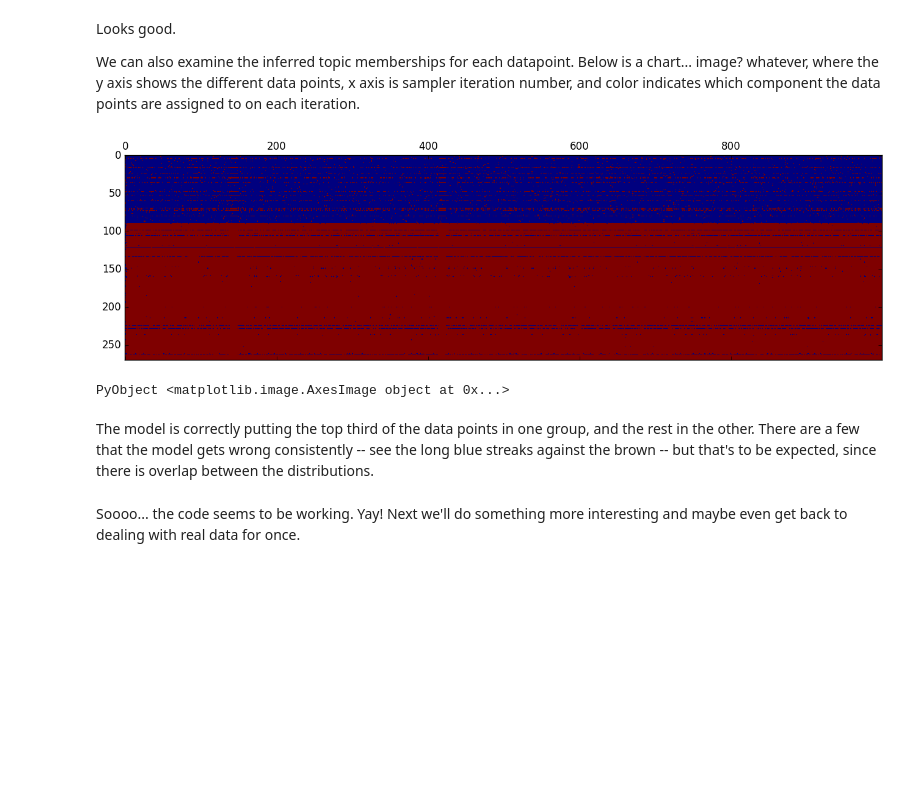
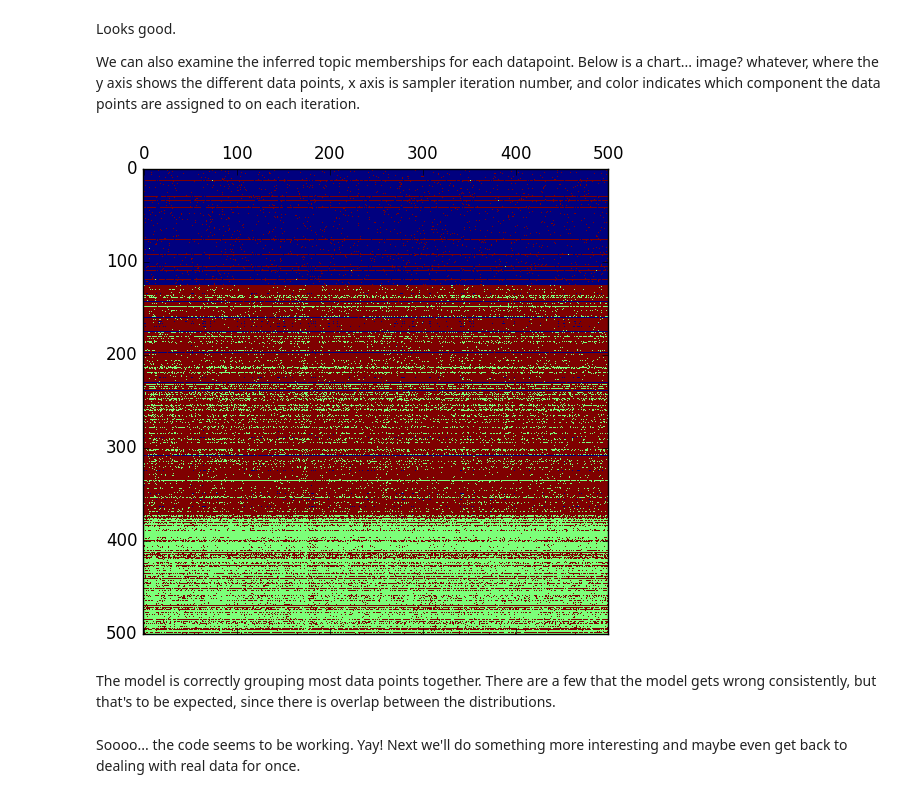
Before and after one commit to thewart/LogisticTopicRegression, a Jupyter notebook: Notebooks/SimpleMixture.ipynb, the cells around one changed output. Saved outputs shown, nothing was run; the diff lists cells and outputs as text; code cells hidden in the pictures; blank space fills up the shorter version.

```diff
--- a/Notebooks/SimpleMixture.ipynb
+++ b/Notebooks/SimpleMixture.ipynb
@@ -42,11 +59,10 @@ Looks good.
 
 We can also examine the inferred topic memberships for each datapoint. Below is a chart... image? whatever, where the y axis shows the different data points, x axis is sampler iteration number, and color indicates which component the data points are assigned to on each iteration.
 # %%
-matshow(z)
+matshow(fit[:z][1]);
 # %% [output]
-[figure, old version]
+[figure, new version]
-PyObject <matplotlib.image.AxesImage object at 0x...>
 # %% [markdown]
-The model is correctly putting the top third of the data points in one group, and the rest in the other. There are a few that the model gets wrong consistently -- see the long blue streaks against the brown -- but that's to be expected, since there is overlap between the distributions.
+The model is correctly grouping most data points together. There are a few that the model gets wrong consistently, but that's to be expected, since there is overlap between the distributions.
 # %% [markdown]
 Soooo... the code seems to be working. Yay! Next we'll do something more interesting and maybe even get back to dealing with real data for once.
```
Also changed, not shown: parts of 8 cells of this notebook, 5 other files.
